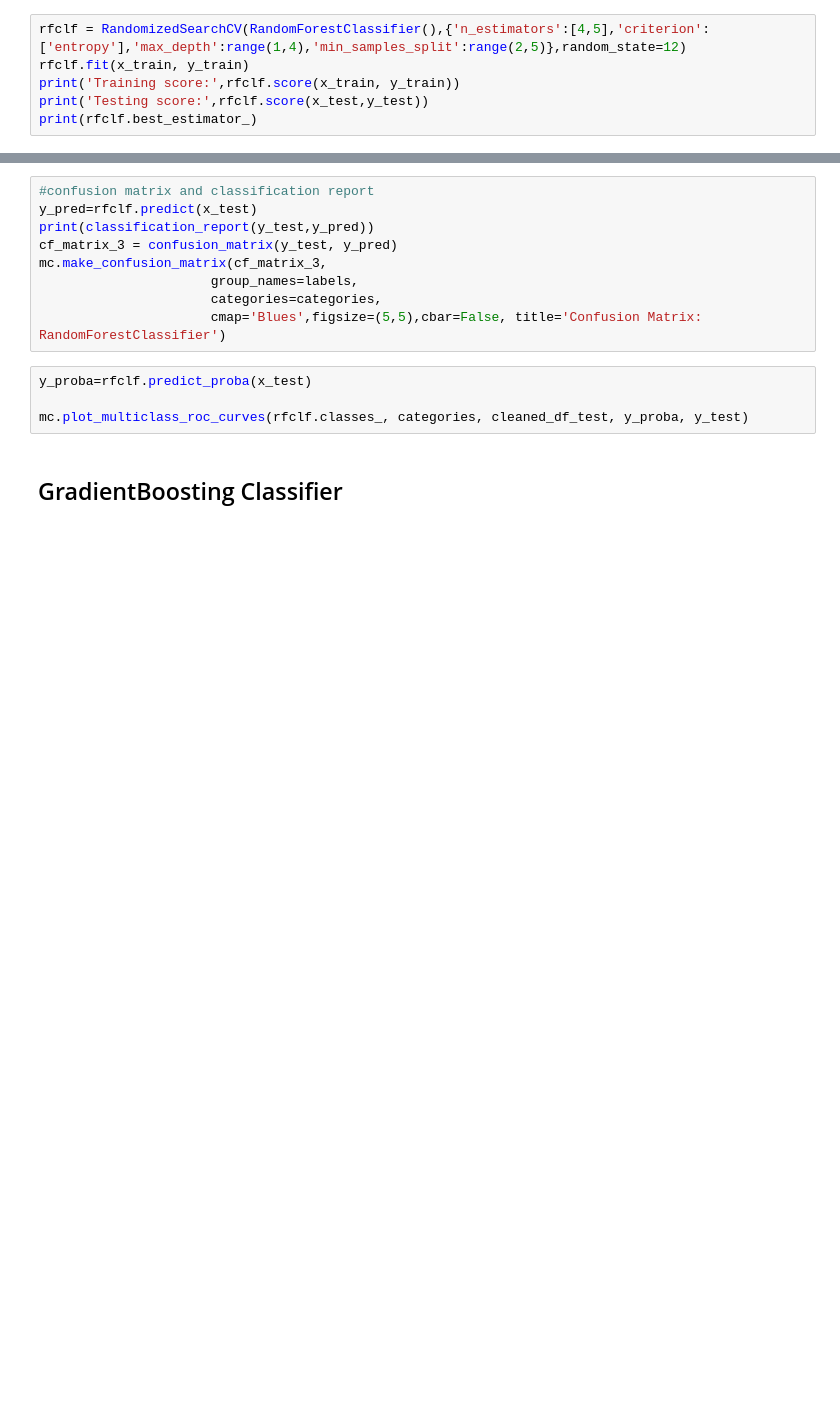
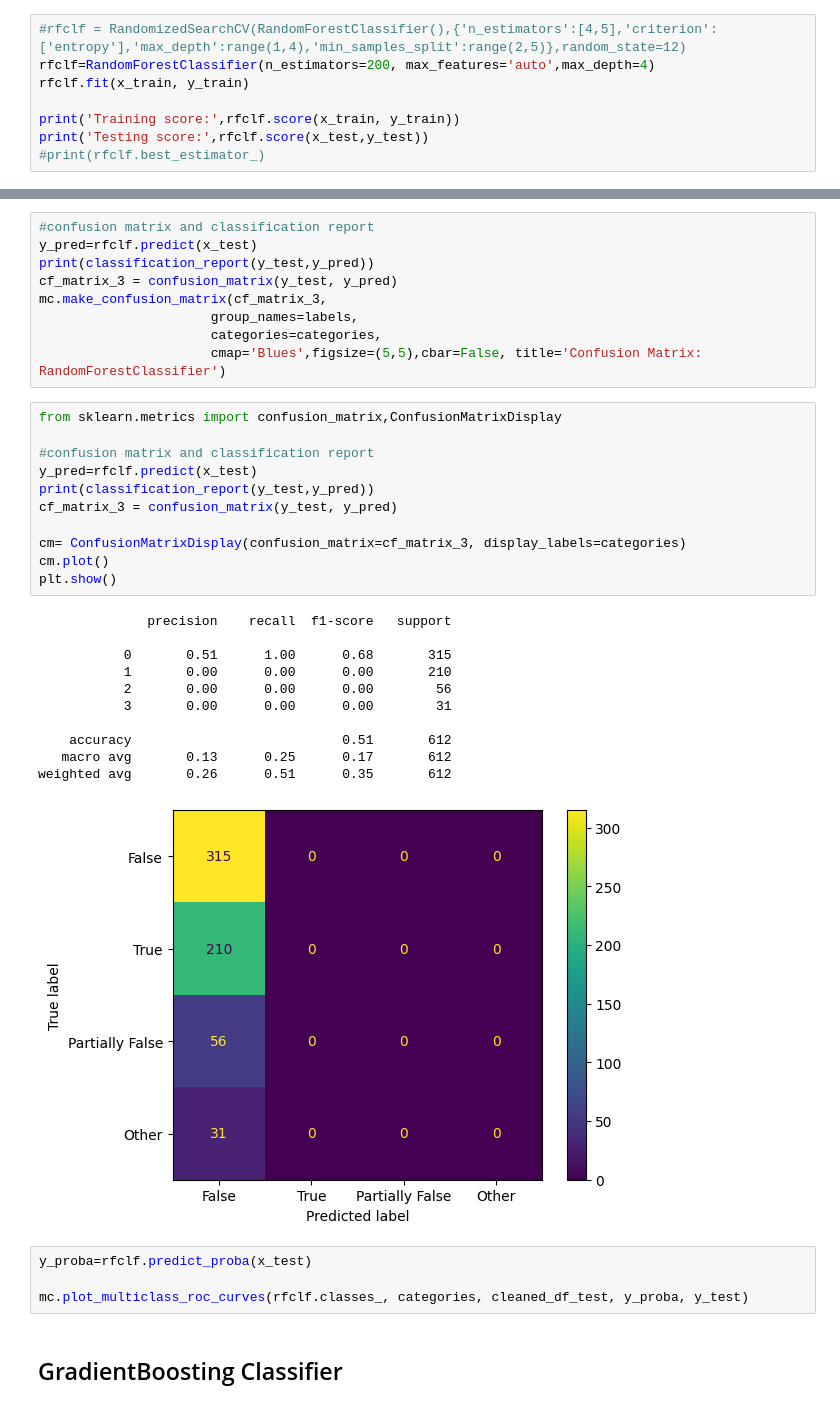
Before and after one commit to cgurkan/fake-news, a Jupyter notebook: FakeNewsPreprocess.ipynb, the cells around one changed output, grey strips where cells are left out. Drawn from its saved outputs; the diff is of its cells as text; blank space fills up the shorter version.

Commit message:
Confusionmatrixdisplay

```diff
--- a/FakeNewsPreprocess.ipynb
+++ b/FakeNewsPreprocess.ipynb
@@ -182,9 +187,11 @@ mc.plot_multiclass_roc_curves(dtclf.classes_, categories, cleaned_df_test, y_pro
 # %% [markdown]
 ## RandomForest
 # %%
-rfclf = RandomizedSearchCV(RandomForestClassifier(),{'n_estimators':[4,5],'criterion':['entropy'],'max_depth':range(1,4),'min_samples_split':range(2,5)},random_state=12)
+#rfclf = RandomizedSearchCV(RandomForestClassifier(),{'n_estimators':[4,5],'criterion':['entropy'],'max_depth':range(1,4),'min_samples_split':range(2,5)},random_state=12)
+rfclf=RandomForestClassifier(n_estimators=200, max_features='auto',max_depth=4)
 rfclf.fit(x_train, y_train)
+
 print('Training score:',rfclf.score(x_train, y_train))
 print('Testing score:',rfclf.score(x_test,y_test))
-print(rfclf.best_estimator_)
+#print(rfclf.best_estimator_)
 # %% [output]
@@ -200,6 +206,29 @@ mc.make_confusion_matrix(cf_matrix_3,
                       group_names=labels,
                       categories=categories,
                       cmap='Blues',figsize=(5,5),cbar=False, title='Confusion Matrix: RandomForestClassifier')
+# %%
+from sklearn.metrics import confusion_matrix,ConfusionMatrixDisplay
+
+#confusion matrix and classification report
+y_pred=rfclf.predict(x_test)
+print(classification_report(y_test,y_pred))
+cf_matrix_3 = confusion_matrix(y_test, y_pred)
+
+cm= ConfusionMatrixDisplay(confusion_matrix=cf_matrix_3, display_labels=categories)
+cm.plot()
+plt.show()
+# %% [output]
+              precision    recall  f1-score   support
+
+           0       0.51      1.00      0.68       315
+           1       0.00      0.00      0.00       210
+           2       0.00      0.00      0.00        56
+           3       0.00      0.00      0.00        31
+
+    accuracy                           0.51       612
+   macro avg       0.13      0.25      0.17       612
+weighted avg       0.26      0.51      0.35       612
+[figure, added]
 # %%
 y_proba=rfclf.predict_proba(x_test)
 
```
Also changed, not shown: parts of 5 cells of this notebook.
